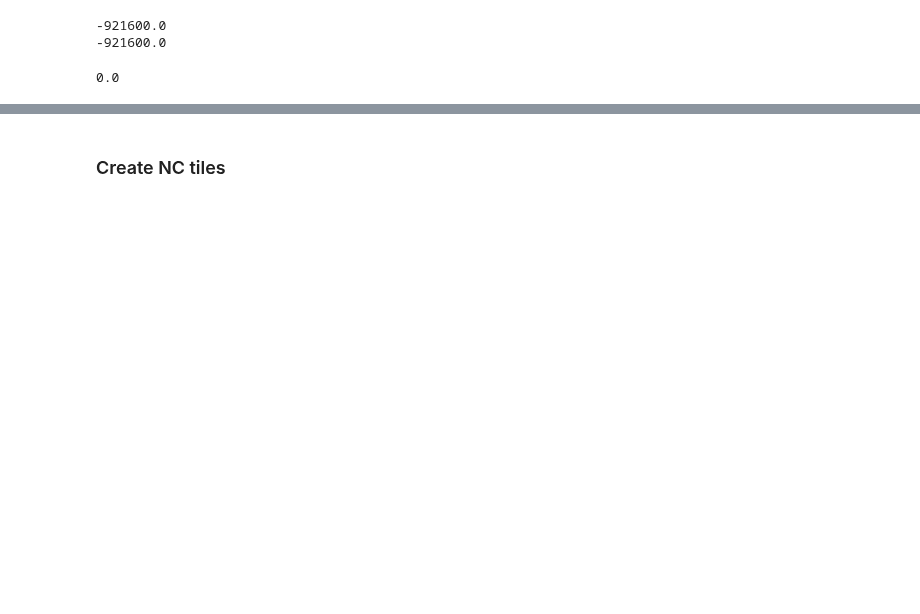
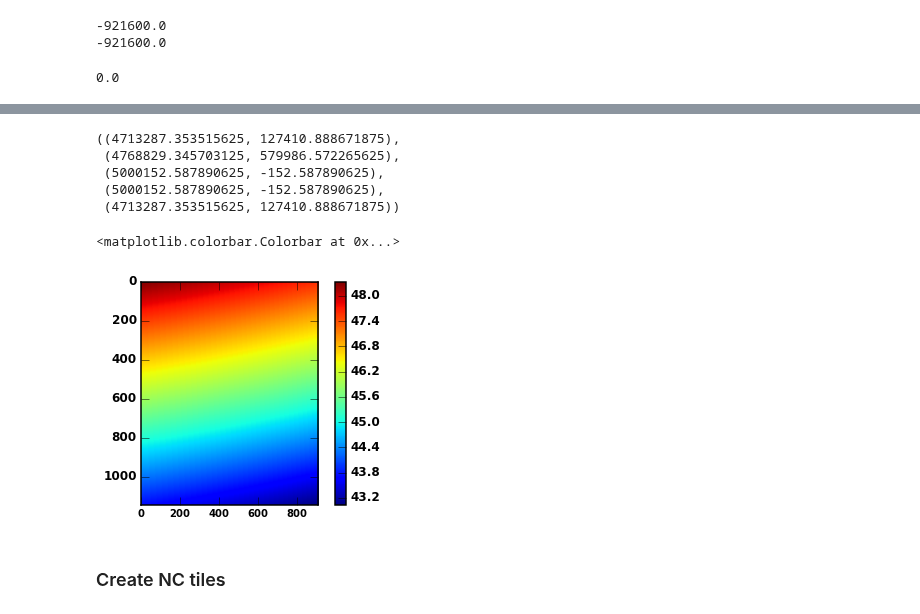
Before and after one commit to magican/PySOL, a Jupyter notebook: notebooks/pySAR/generate_ASAR_for_POSADA.ipynb, the cells around one changed output, grey strips where cells are left out. Drawn from its saved outputs; the diff is of its cells as text; code cells hidden in the pictures; blank space fills up the shorter version.

```diff
--- a/notebooks/pySAR/generate_ASAR_for_POSADA.ipynb
+++ b/notebooks/pySAR/generate_ASAR_for_POSADA.ipynb
@@ -735,8 +735,12 @@ asar_path = '/nfs1/store/satellite/asar/'
 # _dir = '/nfs1/store/satellite/asar/2012/040'
 # fileName = 'ASA_WSM_1PNPDE20120209_114916_000000923111_00282_52020_9173.N1'
 
-_dir = '/nfs1/store/satellite/asar/2012/036'
-fileName = 'ASA_WSM_1PNPDK20120205_093002_000000923111_00223_51961_2779.N1'
+# _dir = '/nfs1/store/satellite/asar/2012/036'
+# fileName = 'ASA_WSM_1PNPDK20120205_093002_000000923111_00223_51961_2779.N1'
+
+_dir = '/nfs1/store/satellite/asar/2012/040'
+fileName = 'ASA_WSM_1PNPDE20120209_070543_000000923111_00279_52017_9057.N1'
+
 
 input_filename = os.path.join(_dir, fileName)
 dt = datetime.datetime.strptime(
@@ -1008,0 +1060,8 @@ area_def.get_proj_coords(data_slice=(y__,x__))
+# %%
+geospatial_extent
+# %% [output]
+((4713287.353515625, 127410.888671875),
+ (4768829.345703125, 579986.572265625),
+ (5000152.587890625, -152.587890625),
+ (5000152.587890625, -152.587890625),
+ (4713287.353515625, 127410.888671875))
@@ -1009,3 +1076,10 @@ area_def.get_proj_coords(data_slice=(y__,x__))
+# %%
+imshow(lats_2)
+jet()
+colorbar()
+# %% [output]
+<matplotlib.colorbar.Colorbar at 0x...>
+[figure, added]
 # %% [markdown]
 ### Create NC tiles
 # %%
```
Also changed, not shown: parts of 54 cells of this notebook, 9 other files.
